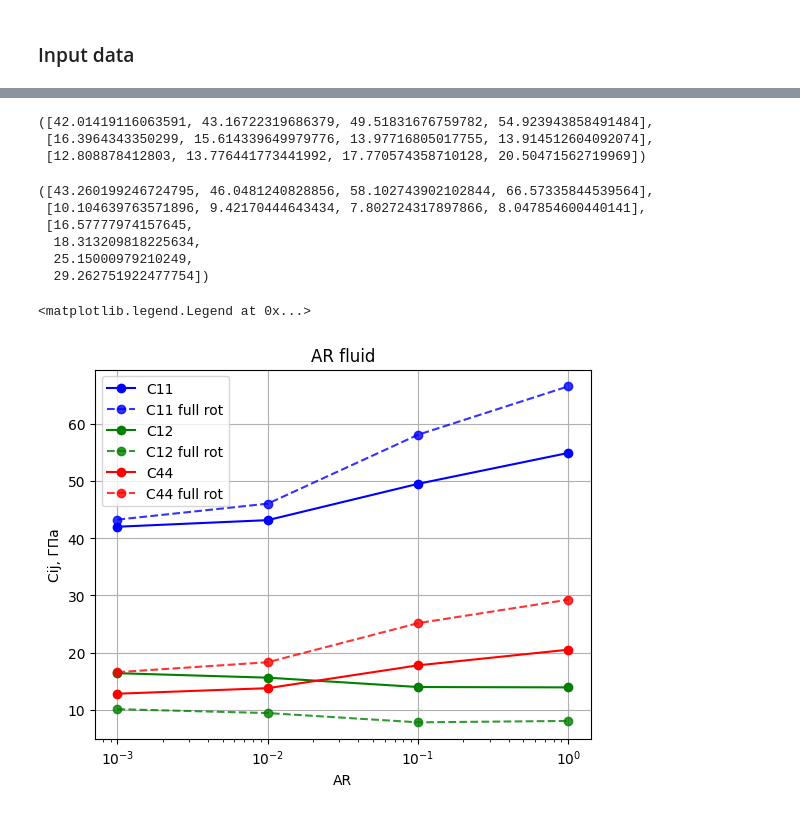
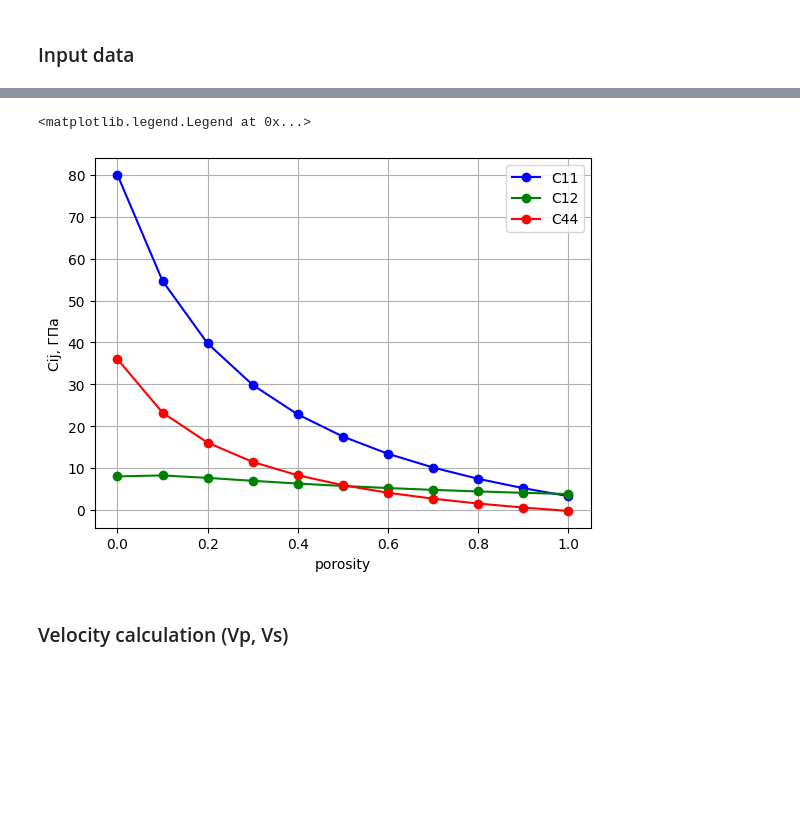
Before and after one commit to MariiaKalinina/Elasticity, a Jupyter notebook: GSA_from VTI_to_isotropic.ipynb, the cells around one changed output, grey strips where cells are left out. Cells and saved outputs as stored; diff of their text form; code cells hidden in the pictures; blank space fills up the shorter version.

```diff
--- a/GSA_from VTI_to_isotropic.ipynb
+++ b/GSA_from VTI_to_isotropic.ipynb
@@ -1003,25 +285,13 @@ NameError: name 'porosity' is not defined
 # %%
 c11, c12, c44 = [], [], []
-c11_lab, c12_lab, c44_lab = [], [], []
 
-# porosity = np.arange(0.0, 1.1, 0.1)
-porosity = 10/100
-AR = [1000, 100, 10, 1]
+porosity = np.arange(0, 1.1, 0.1)
 
-g_matrix = tensor_g(C_c, [1, 1, 1])
+g_matrix, g_inclusion = tensor_g(C_c, [1,1,1]), tensor_g(C_c, [10,10,1])
 
-for i in AR:
-  g_inclusion = tensor_g(C_c, [i, i, 1])
-  eff, A, B = effective_tensor_new_A(g_matrix, g_inclusion, C_mtrx, C_fl, C_c, porosity=0.1)
-
-  C_xyz = tens2mat(np.einsum('mnij,mnkl->ijkl', A, B), compl=False)
-  C_lab = tens2mat(izotr(mat2tens(eff, compl=False)), compl=False)
-
-  c11.append(C_xyz[0,0])
-  c12.append(C_xyz[0,2])
-  c44.append(C_xyz[3,3])
-
-  c11_lab.append(C_lab[0,0])
-  c12_lab.append(C_lab[0,2])
-  c44_lab.append(C_lab[3,3])
+for i in porosity:
+  eff = effective_from_VTI_to_istrop(g_matrix, g_inclusion, C_mtrx, C_fl, C_c, porosity=i)
+  c11.append(eff[0,0])
+  c12.append(eff[0,2])
+  c44.append(eff[3,3])
 # %% [output]
@@ -1045,40 +315,22 @@ for i in AR:
-# %%
-c11, c12, c44
-# %% [output]
-([42.01419116063591, 43.16722319686379, 49.51831676759782, 54.923943858491484],
- [16.3964343350299, 15.614339649979776, 13.97716805017755, 13.914512604092074],
- [12.808878412803, 13.776441773441992, 17.770574358710128, 20.50471562719969])
-# %%
-c11_lab, c12_lab, c44_lab
-# %% [output]
-([43.260199246724795, 46.0481240828856, 58.102743902102844, 66.57335844539564],
- [10.104639763571896, 9.42170444643434, 7.802724317897866, 8.047854600440141],
- [16.57777974157645,
-  18.313209818225634,
-  25.15000979210249,
-  29.262751922477754])
 # %%
-AR = np.array([1000, 100, 10, 1])
+x = porosity
 
-plt.plot(1/AR, c11, label='C11', marker='o', color='blue')
-plt.plot(1/AR, c11_lab, label='C11 full rot',  marker='o', linestyle='--', color='blue', alpha=0.8)
+plt.plot(x, c11, label='C11', marker='o', color='blue')
+plt.plot(x, c12, label='C12', marker='o', color='green')
+plt.plot(x, c44, label='C44', marker='o', color='red')
 
-plt.plot(1/AR, c12, label='C12', marker='o', color='green')
-plt.plot(1/AR, c12_lab, label='C12 full rot',  marker='o', linestyle='--', color='green', alpha=0.8)
-
-plt.plot(1/AR, c44, label='C44', marker='o', color='red')
-plt.plot(1/AR, c44_lab, label='C44 full rot',  marker='o', linestyle='--', color='red', alpha=0.8)
-
-plt.xscale("log")
-plt.xlabel('AR')
+# plt.xscale("log")
+plt.xlabel('porosity')
 plt.ylabel('Cij, ГПа')
-plt.title ('AR fluid')
+# plt.title ('AR fluid')
 
 plt.grid()
 plt.legend()
 # %% [output]
 <matplotlib.legend.Legend at 0x...>
-[figure, old version]
+[figure, new version]
+# %% [markdown]
+### Velocity calculation (Vp, Vs)
 # %%
 density = 2.572247
 
```
Also changed, not shown: parts of 85 cells of this notebook.
